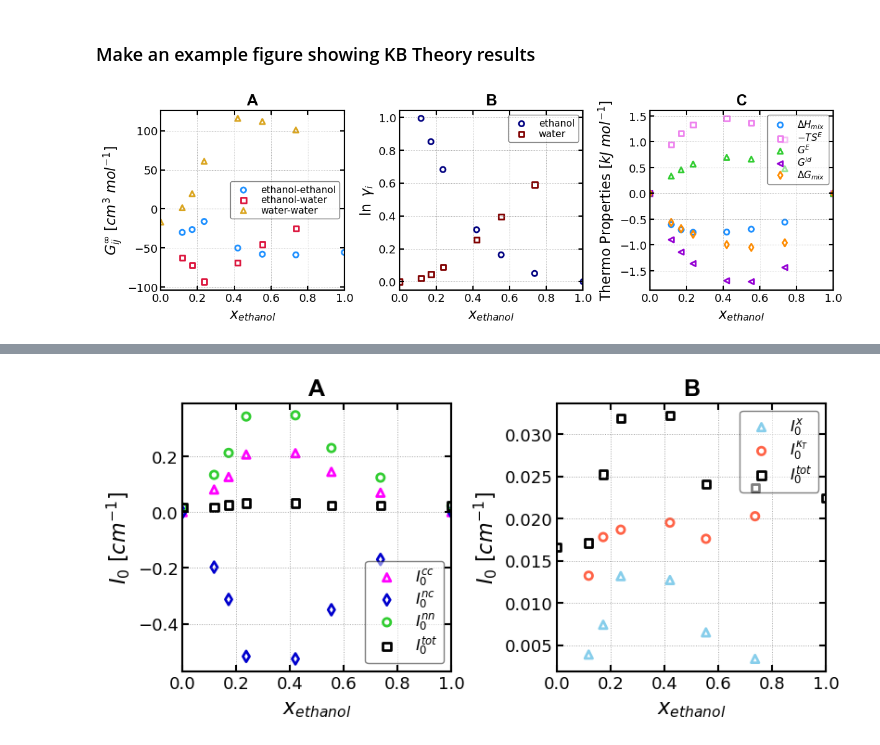
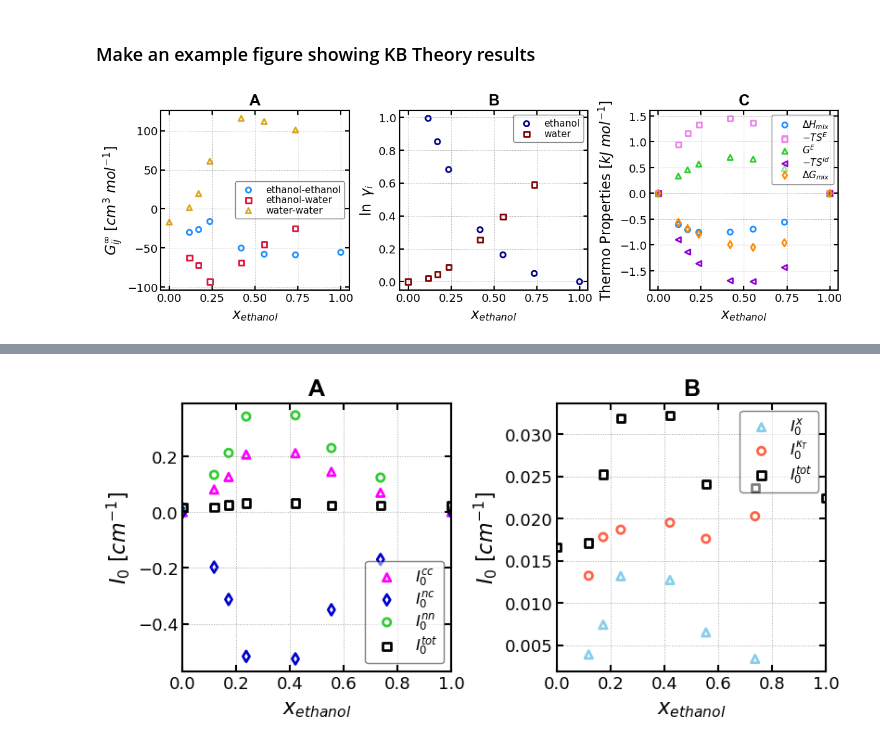
Before and after one commit to anl-sepsci/kbkit, a Jupyter notebook: examples/etoh_h2o_example.ipynb, the cells around one changed output, grey strips where cells are left out. Saved outputs shown, nothing was run; the diff lists cells and outputs as text; code cells hidden in the pictures.

```diff
--- a/examples/etoh_h2o_example.ipynb
+++ b/examples/etoh_h2o_example.ipynb
@@ -75,38 +75,36 @@ mols = pipe.state.unique_molecules
 idx = mols.index("ETHOL")
 x_ext = pipe.state.mol_fr[:, idx]
 
-fig, ax = plt.subplots(1, 3, figsize=(12, 3.75))
+fig, ax = plt.subplots(1, 3, figsize=(12, 3.75), sharex=True)
 
 ax[0].set_xlabel(r"$x_{{ethanol}}$")
 ax[0].set_ylabel(r"$G_{{ij}}^\infty$ [$cm^3$ $mol^{{-1}}$]")
 ax[0].scatter(x_ext, kbis_cm3_mol[:, 0, 0], c="dodgerblue", marker="o", label=f"{molmap[mols[0]]}-{molmap[mols[0]]}")
 ax[0].scatter(x_ext, kbis_cm3_mol[:, 0, 1], c="crimson", marker="s", label=f"{molmap[mols[0]]}-{molmap[mols[1]]}")
 ax[0].scatter(x_ext, kbis_cm3_mol[:, 1, 1], c="goldenrod", marker="^", label=f"{molmap[mols[1]]}-{molmap[mols[1]]}")
 ax[0].legend(loc="center right")
-ax[0].set_xlim(0, 1)
+ax[0].set_xlim(-0.05,1.05)
 
 ax[1].set_xlabel(r"$x_{{ethanol}}$")
 ax[1].set_ylabel(r"$\ln \ \gamma_i$")
 ax[1].scatter(x_ext, pipe.results["lngammas"][:, 0], c="navy", marker="o", label=f"{molmap[mols[0]]}")
 ax[1].scatter(x_ext, pipe.results["lngammas"][:, 1], c="maroon", marker="s", label=f"{molmap[mols[1]]}")
 ax[1].legend(loc="upper right")
-ax[1].set_xlim(0, 1)
 
 ax[2].set_xlabel(r"$x_{{ethanol}}$")
 ax[2].set_ylabel(r"Thermo Properties [$kJ$ $mol^{{-1}}$]")
 ax[2].scatter(x_ext, pipe.results["h_mix"], c="dodgerblue", marker="o", label=r"$\Delta H_{{mix}}$")
 ax[2].scatter(x_ext, -300 * pipe.results["s_ex"], c="violet", marker="s", label=r"$-TS^E$")
 ax[2].scatter(x_ext, pipe.results["g_ex"], c="limegreen", marker="^", label=r"$G^E$")
-ax[2].scatter(x_ext, pipe.results["g_mix"]-pipe.results["g_ex"], c="darkviolet", marker="<", label=r"$G^{id}$")
+ax[2].scatter(x_ext, pipe.results["g_mix"]-pipe.results["g_ex"], c="darkviolet", marker="<", label=r"$-TS^{id}$")
 ax[2].scatter(x_ext, pipe.results["g_mix"], c="darkorange", marker="d", label=r"$\Delta G_{{mix}}$")
 ax[2].legend(loc="upper right", ncol=1)
-ax[2].set_xlim(0, 1)
 
 ax[0].set_title("A", fontsize=18, fontweight="bold", family="Arial")
 ax[1].set_title("B", fontsize=18, fontweight="bold", family="Arial")
 ax[2].set_title("C", fontsize=18, fontweight="bold", family="Arial")
 fig.savefig("pipeline_figs.pdf", dpi=100)
 # %% [output]
-[figure, old version]
+[figure, new version]
 # %%
 fig, ax = plt.subplots(1, 3, figsize=(12, 3.75), sharex=True)
```
Also changed, not shown: parts of 6 cells of this notebook, 7 other files.
